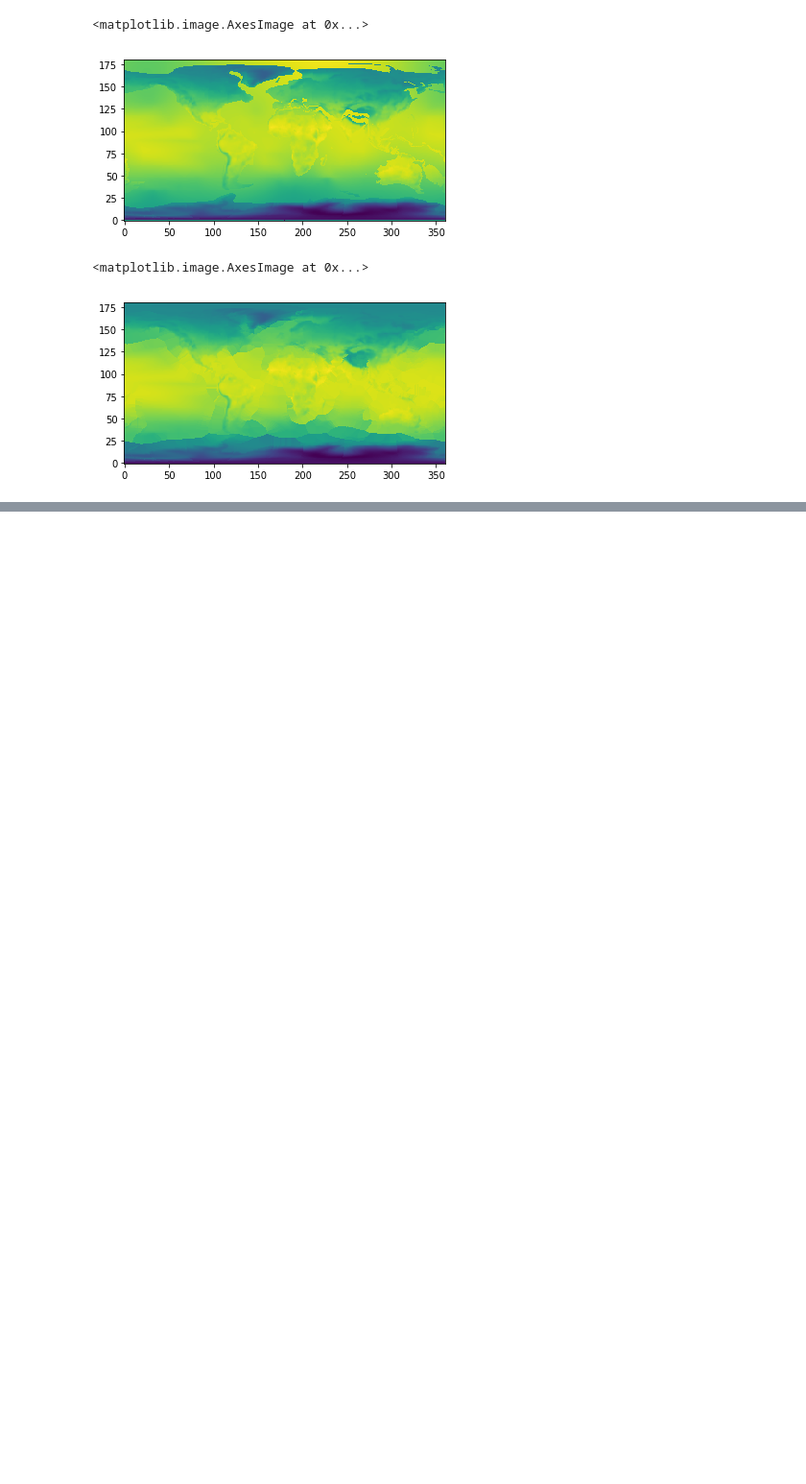
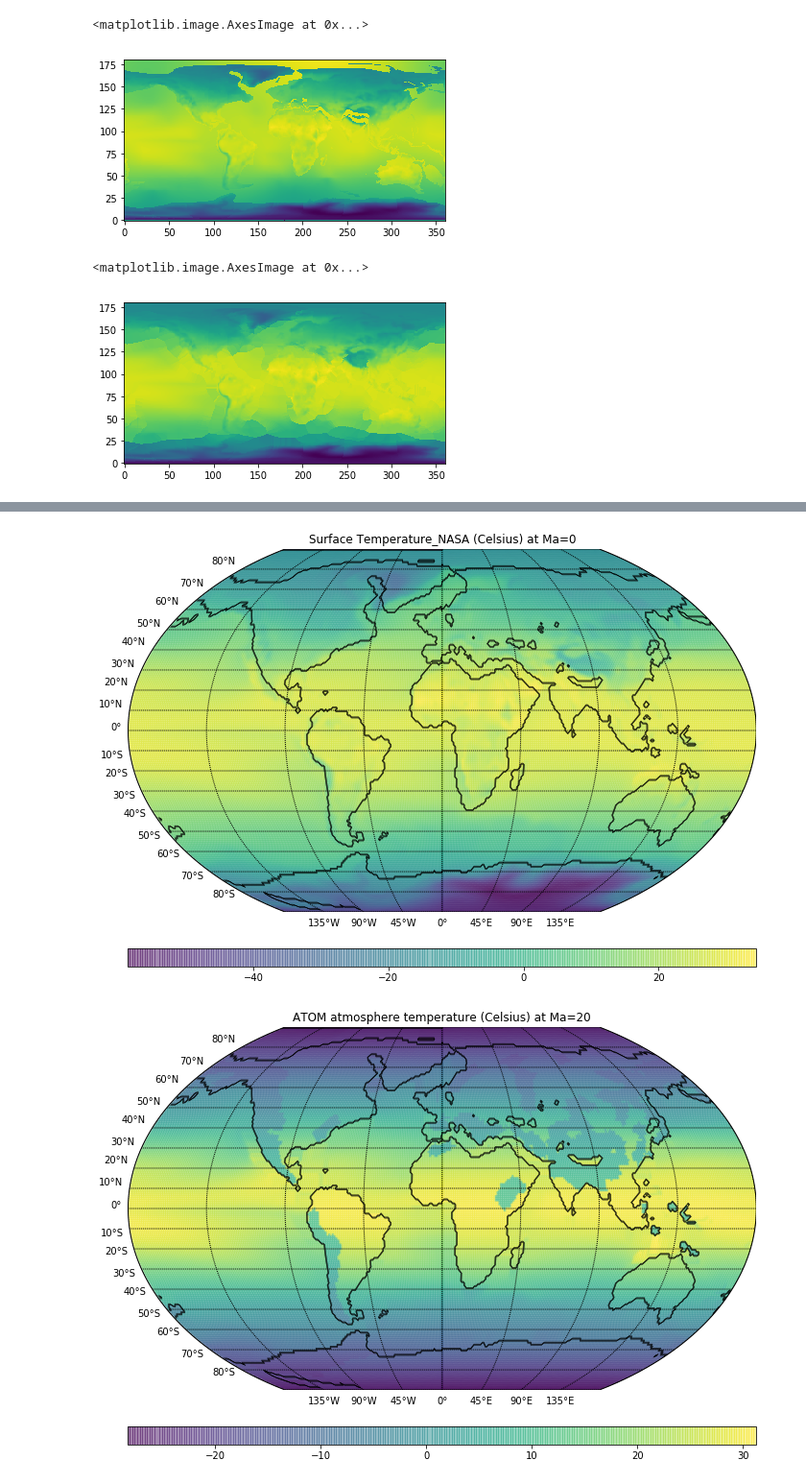
Before and after one commit to atom-model/ATOM, a Jupyter notebook: benchmark/grid_reconstruction/Reconstruct_ATOM_grids.ipynb, the cells around one changed output, grey strips where cells are left out. Shown at 96% size. Drawn from its saved outputs; the diff is of its cells as text; code cells hidden in the pictures; blank space fills up the shorter version.

```diff
--- a/benchmark/grid_reconstruction/Reconstruct_ATOM_grids.ipynb
+++ b/benchmark/grid_reconstruction/Reconstruct_ATOM_grids.ipynb
@@ -173,0 +265,12 @@ plt.imshow(tsurf.variables['z'],origin='lower')
+# %%
+st = np.genfromtxt('../../data/SurfaceTemperature.xyz')
+# columns lons, lats, temp
+alats = -(adata[:, 1] - 90.)
+alons = adata[:, 0]
+topo = adata[:, 2]
+
+plot_xyz(topo, series=st[:, 2], title='Surface Temperature_NASA (Celsius) at Ma=0', lons=st[:, 0], lats=st[:, 1])
+plot_xyz(topo, adata[:, 6], 'ATOM atmosphere temperature (Celsius) at Ma=%s' % time, alats, alons)
+# %% [output]
+[figure, added]
+[figure, added]
```
Also changed, not shown: parts of 3 cells of this notebook, 4 other files.
